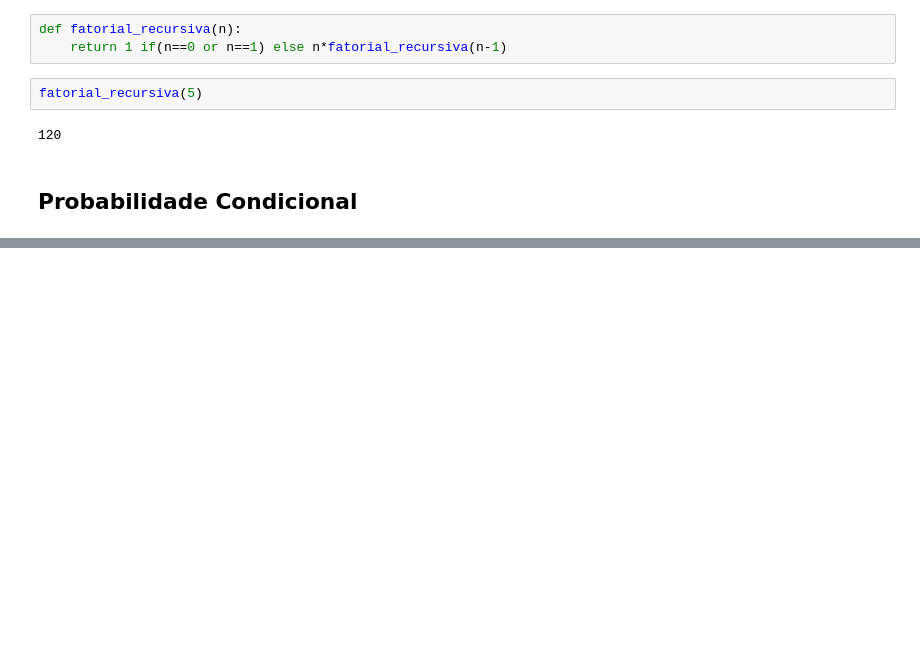
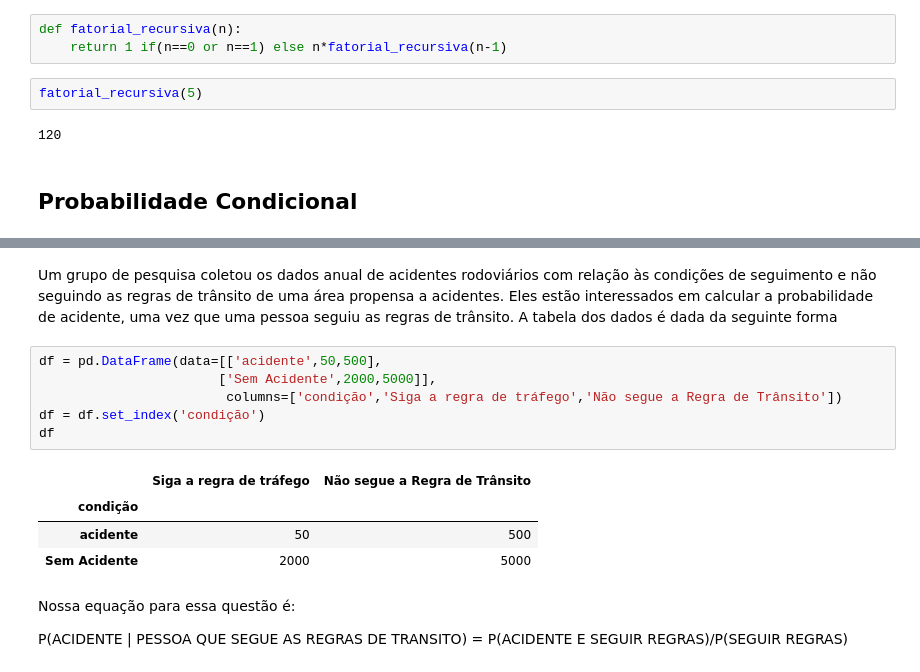
Before and after one commit to MatheusOrange211/data_science_studies, a Jupyter notebook: resumo-datascience-do-zero/Cap05/PROBABILIDADE.ipynb, the cells around one changed output, grey strips where cells are left out. Saved outputs shown, nothing was run; the diff lists cells and outputs as text; blank space fills up the shorter version.

```diff
--- a/resumo-datascience-do-zero/Cap05/PROBABILIDADE.ipynb
+++ b/resumo-datascience-do-zero/Cap05/PROBABILIDADE.ipynb
@@ -227,0 +296,18 @@ fatorial_recursiva(5)
+# %% [markdown]
+Um grupo de pesquisa coletou os dados anual
+de acidentes rodoviários com relação às condições de seguimento e não seguindo as regras de trânsito de uma área propensa a acidentes. Eles estão interessados em calcular a probabilidade de acidente, uma vez que uma pessoa seguiu as regras de trânsito. A tabela dos dados é dada da seguinte forma
+# %%
+df = pd.DataFrame(data=[['acidente',50,500],
+                       ['Sem Acidente',2000,5000]],
+                        columns=['condição','Siga a regra de tráfego','Não segue a Regra de Trânsito'])
+df = df.set_index('condição')
+df
+# %% [output]
+|  | Siga a regra de tráfego | Não segue a Regra de Trânsito |
+| condição |  |  |
+| acidente | 50 | 500 |
+| Sem Acidente | 2000 | 5000 |
+# %% [markdown]
+Nossa equação para essa questão é:
+
+P(ACIDENTE | PESSOA QUE SEGUE AS REGRAS DE TRANSITO) = P(ACIDENTE E SEGUIR REGRAS)/P(SEGUIR REGRAS)
```
Also changed, not shown: parts of 23 cells of this notebook.
